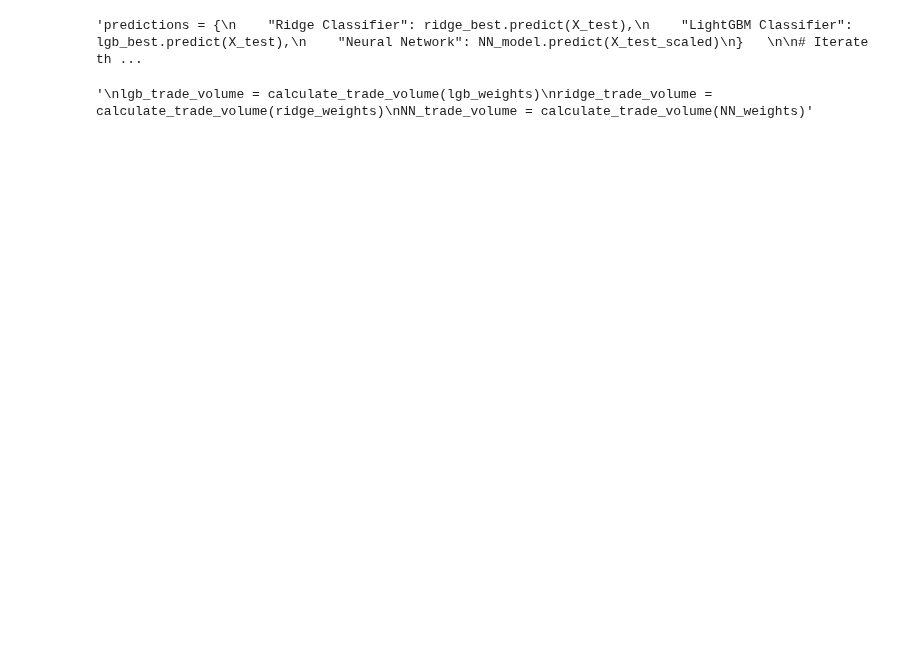
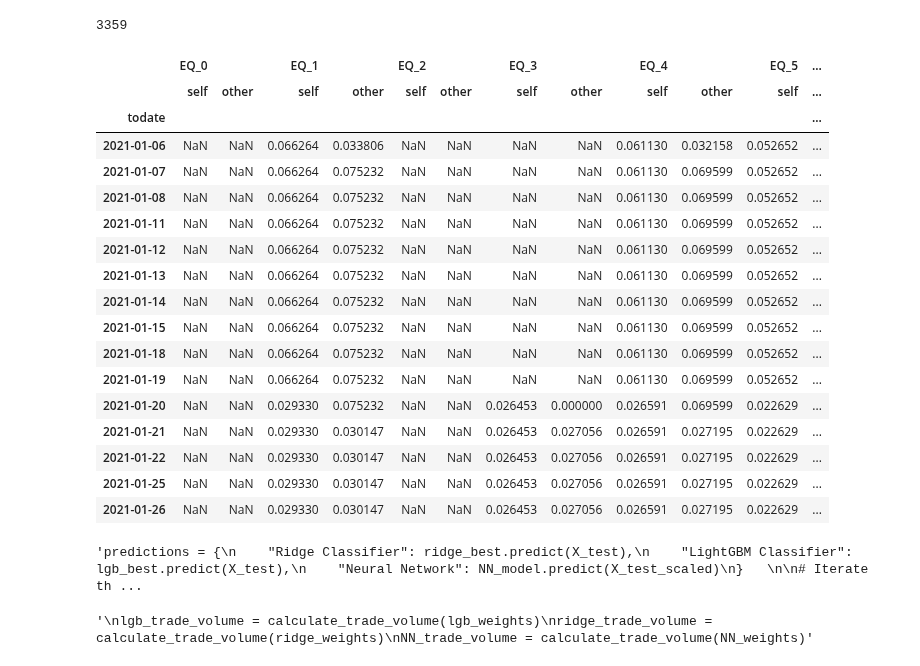
Before and after one commit to OscarAzrak/Master-thesis, a Jupyter notebook: Files/Codes_ts_rolling.ipynb, the cells around one changed output. Saved outputs shown, nothing was run; the diff lists cells and outputs as text; code cells hidden in the pictures; blank space fills up the shorter version.

Commit message:
försökt med rolling benchmark

```diff
--- a/Files/Codes_ts_rolling.ipynb
+++ b/Files/Codes_ts_rolling.ipynb
@@ -363,3 +244,43 @@ Training and testing benchmark models for 2023-01-05 00:00:00
+# %%
+"""for name, sig_dict in signals_dfs_storage:
+    for train_date, signals_df in sig_dict.items():
+        # concat the signals_df with the benchmark signals_df
+        signal_bench_rolling = pd.concat([signals_df, signals_dfs_storage[train_date]['benchmark']])
+"""
+
+len(all_portfolios['benchmark'])
+#portf_bench_rolling = pd.concat([signals_dfs_storage[pd.Timestamp('2011-01-05 00:00:00')]['benchmark'], signals_dfs_storage[pd.Timestamp('2021-01-05 00:00:00')]['benchmark']])
+# %% [output]
+3359
+# %%
+# import signal_bench pickle and open it
+portf_bench_non_roll = pickle.load(open('portfolio_bench.pickle', 'rb'))
+# %%
+# compare signal_bench_rolling with signal_bench_non_roll
+
+# compare the two signals
+diff = all_portfolios['benchmark'].compare(portf_bench_non_roll)
+# %%
+diff.head(15)
+# %% [output]
+|  | EQ_0 |  | EQ_1 |  | EQ_2 |  | EQ_3 |  | EQ_4 |  | EQ_5 | ... |
+|  | self | other | self | other | self | other | self | other | self | other | self | ... |
+| todate |  |  |  |  |  |  |  |  |  |  |  | ... |
+| 2021-01-06 | NaN | NaN | 0.066264 | 0.033806 | NaN | NaN | NaN | NaN | 0.061130 | 0.032158 | 0.052652 | ... |
+| 2021-01-07 | NaN | NaN | 0.066264 | 0.075232 | NaN | NaN | NaN | NaN | 0.061130 | 0.069599 | 0.052652 | ... |
+| 2021-01-08 | NaN | NaN | 0.066264 | 0.075232 | NaN | NaN | NaN | NaN | 0.061130 | 0.069599 | 0.052652 | ... |
+| 2021-01-11 | NaN | NaN | 0.066264 | 0.075232 | NaN | NaN | NaN | NaN | 0.061130 | 0.069599 | 0.052652 | ... |
+| 2021-01-12 | NaN | NaN | 0.066264 | 0.075232 | NaN | NaN | NaN | NaN | 0.061130 | 0.069599 | 0.052652 | ... |
+| 2021-01-13 | NaN | NaN | 0.066264 | 0.075232 | NaN | NaN | NaN | NaN | 0.061130 | 0.069599 | 0.052652 | ... |
+| 2021-01-14 | NaN | NaN | 0.066264 | 0.075232 | NaN | NaN | NaN | NaN | 0.061130 | 0.069599 | 0.052652 | ... |
+| 2021-01-15 | NaN | NaN | 0.066264 | 0.075232 | NaN | NaN | NaN | NaN | 0.061130 | 0.069599 | 0.052652 | ... |
+| 2021-01-18 | NaN | NaN | 0.066264 | 0.075232 | NaN | NaN | NaN | NaN | 0.061130 | 0.069599 | 0.052652 | ... |
+| 2021-01-19 | NaN | NaN | 0.066264 | 0.075232 | NaN | NaN | NaN | NaN | 0.061130 | 0.069599 | 0.052652 | ... |
+| 2021-01-20 | NaN | NaN | 0.029330 | 0.075232 | NaN | NaN | 0.026453 | 0.000000 | 0.026591 | 0.069599 | 0.022629 | ... |
+| 2021-01-21 | NaN | NaN | 0.029330 | 0.030147 | NaN | NaN | 0.026453 | 0.027056 | 0.026591 | 0.027195 | 0.022629 | ... |
+| 2021-01-22 | NaN | NaN | 0.029330 | 0.030147 | NaN | NaN | 0.026453 | 0.027056 | 0.026591 | 0.027195 | 0.022629 | ... |
+| 2021-01-25 | NaN | NaN | 0.029330 | 0.030147 | NaN | NaN | 0.026453 | 0.027056 | 0.026591 | 0.027195 | 0.022629 | ... |
+| 2021-01-26 | NaN | NaN | 0.029330 | 0.030147 | NaN | NaN | 0.026453 | 0.027056 | 0.026591 | 0.027195 | 0.022629 | ... |
 # %%
 # Store predictions in a dictionary
 """predictions = {
```
Also changed, not shown: parts of 7 cells of this notebook, 5 other files.
